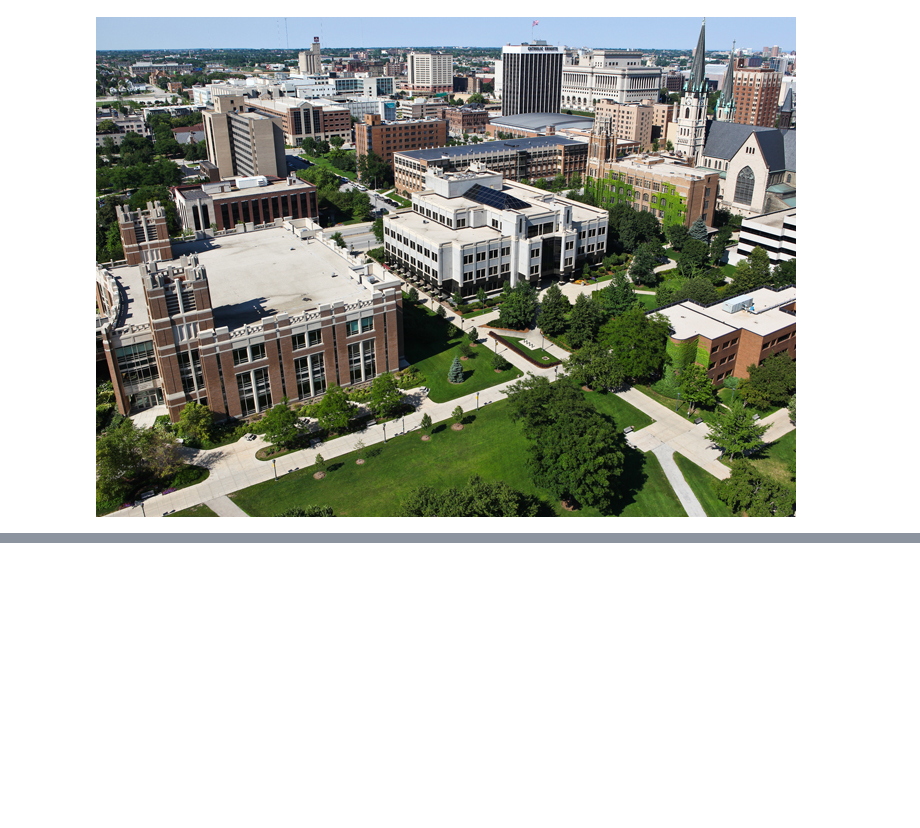
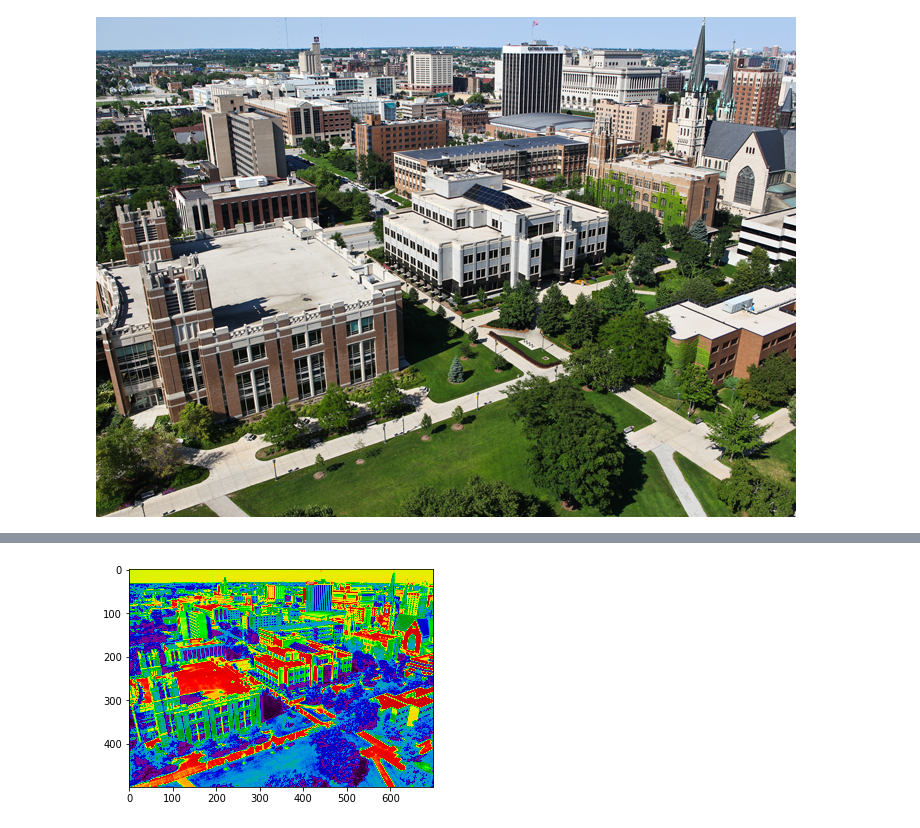
Before and after one commit to adachao/EECE5510, a Jupyter notebook: intro_to_python.ipynb, the cells around one changed output, grey strips where cells are left out. Saved outputs shown, nothing was run; the diff lists cells and outputs as text; code cells hidden in the pictures; blank space fills up the shorter version.

```diff
--- a/intro_to_python.ipynb
+++ b/intro_to_python.ipynb
@@ -160,0 +216,5 @@ display(img)
+# %%
+imgplot = plt.imshow(lum_img)
+imgplot.set_cmap('nipy_spectral')
+# %% [output]
+[figure, added]
```
Also changed, not shown: parts of 8 cells of this notebook.
